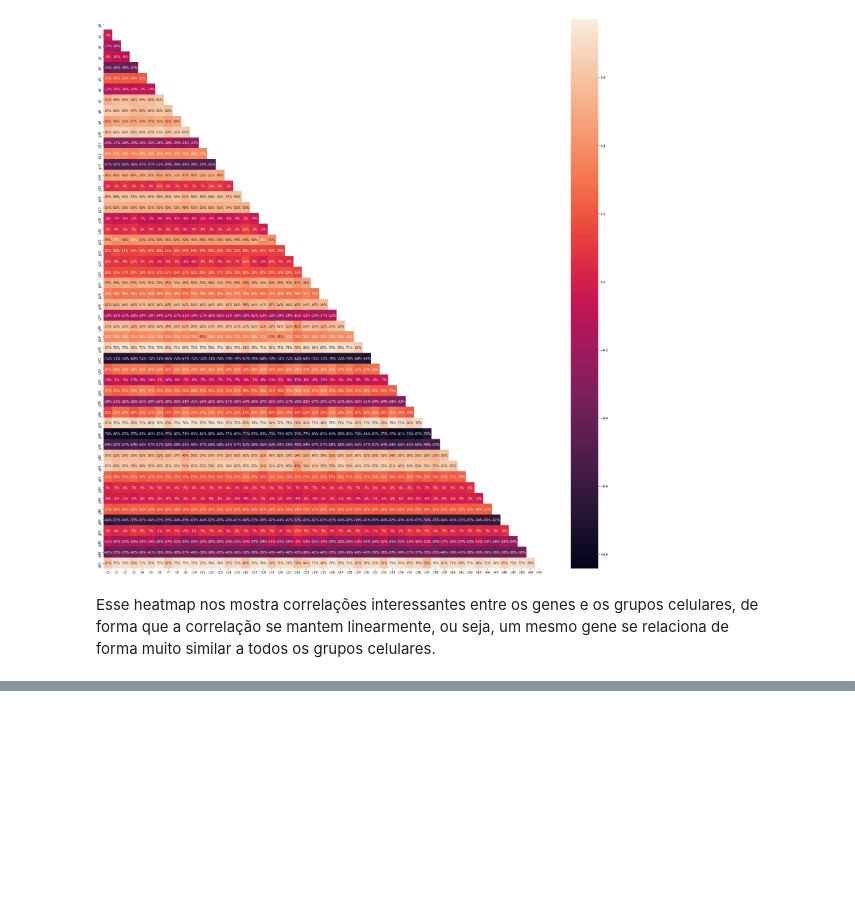
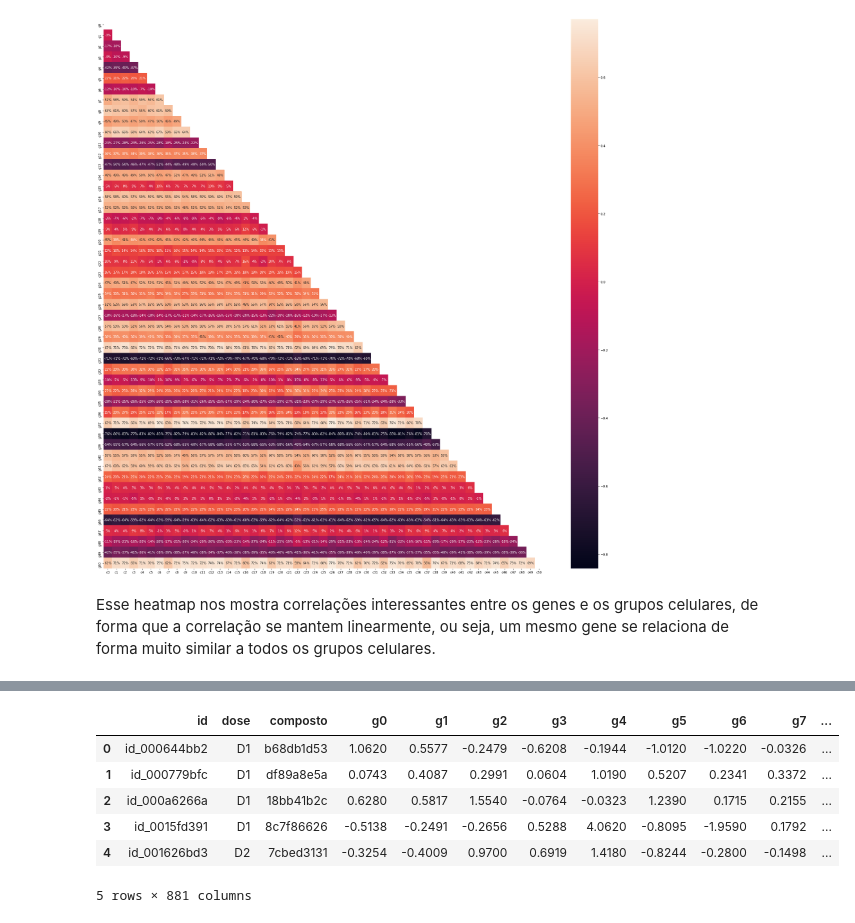
Before and after one commit to marinavillaschi/drug-discovery-analysis, a Jupyter notebook: Análise_de_Novos_Fármacos.ipynb, the cells around one changed output, grey strips where cells are left out. Cells and saved outputs as stored; diff of their text form; code cells hidden in the pictures; blank space fills up the shorter version.

```diff
--- a/Análise_de_Novos_Fármacos.ipynb
+++ b/Análise_de_Novos_Fármacos.ipynb
@@ -681,0 +932,13 @@ Após realizarmos a análise exploratória dos dados, foi possível conhece-los
+# %%
+# codificando as variáveis categoricas
+df_merge_coded = pd.get_dummies(df_merge, columns=['tratamento', 'tempo'])
+df_merge_coded=df_merge_coded.drop('tratamento_com_droga', axis=1)
+df_merge_coded.head()
+# %% [output]
+|  | id | dose | composto | g0 | g1 | g2 | g3 | g4 | g5 | g6 | g7 | ... |
+| 0 | id_000644bb2 | D1 | b68db1d53 | 1.0620 | 0.5577 | -0.2479 | -0.6208 | -0.1944 | -1.0120 | -1.0220 | -0.0326 | ... |
+| 1 | id_000779bfc | D1 | df89a8e5a | 0.0743 | 0.4087 | 0.2991 | 0.0604 | 1.0190 | 0.5207 | 0.2341 | 0.3372 | ... |
+| 2 | id_000a6266a | D1 | 18bb41b2c | 0.6280 | 0.5817 | 1.5540 | -0.0764 | -0.0323 | 1.2390 | 0.1715 | 0.2155 | ... |
+| 3 | id_0015fd391 | D1 | 8c7f86626 | -0.5138 | -0.2491 | -0.2656 | 0.5288 | 4.0620 | -0.8095 | -1.9590 | 0.1792 | ... |
+| 4 | id_001626bd3 | D2 | 7cbed3131 | -0.3254 | -0.4009 | 0.9700 | 0.6919 | 1.4180 | -0.8244 | -0.2800 | -0.1498 | ... |
+5 rows × 881 columns
```
Also changed, not shown: parts of 30 cells of this notebook.
